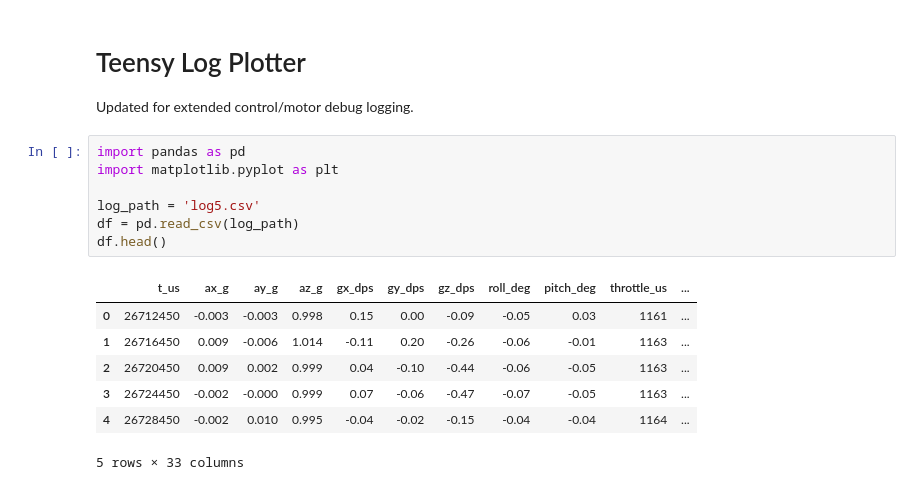
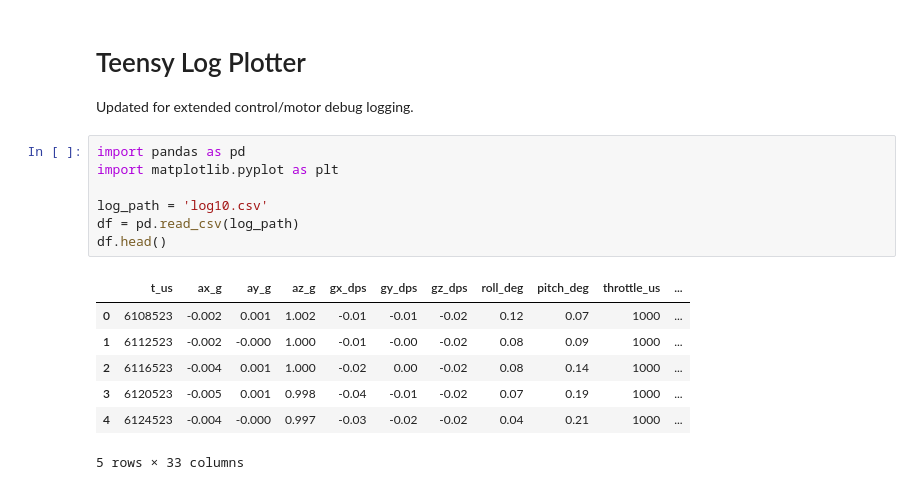
Before and after one commit to BUsatov/TeensyPilot, a Jupyter notebook: log_plot.ipynb, the cells around one changed output. Drawn from its saved outputs; the diff is of its cells as text.

```diff
--- a/log_plot.ipynb
+++ b/log_plot.ipynb
@@ -4,17 +4,17 @@ Updated for extended control/motor debug logging.
 # %%
 import pandas as pd
 import matplotlib.pyplot as plt
 
-log_path = 'log5.csv'
+log_path = 'log10.csv'
 df = pd.read_csv(log_path)
 df.head()
 # %% [output]
 |  | t_us | ax_g | ay_g | az_g | gx_dps | gy_dps | gz_dps | roll_deg | pitch_deg | throttle_us | ... |
-| 0 | 26712450 | -0.003 | -0.003 | 0.998 | 0.15 | 0.00 | -0.09 | -0.05 | 0.03 | 1161 | ... |
-| 1 | 26716450 | 0.009 | -0.006 | 1.014 | -0.11 | 0.20 | -0.26 | -0.06 | -0.01 | 1163 | ... |
-| 2 | 26720450 | 0.009 | 0.002 | 0.999 | 0.04 | -0.10 | -0.44 | -0.06 | -0.05 | 1163 | ... |
-| 3 | 26724450 | -0.002 | -0.000 | 0.999 | 0.07 | -0.06 | -0.47 | -0.07 | -0.05 | 1163 | ... |
-| 4 | 26728450 | -0.002 | 0.010 | 0.995 | -0.04 | -0.02 | -0.15 | -0.04 | -0.04 | 1164 | ... |
+| 0 | 6108523 | -0.002 | 0.001 | 1.002 | -0.01 | -0.01 | -0.02 | 0.12 | 0.07 | 1000 | ... |
+| 1 | 6112523 | -0.002 | -0.000 | 1.000 | -0.01 | -0.00 | -0.02 | 0.08 | 0.09 | 1000 | ... |
+| 2 | 6116523 | -0.004 | 0.001 | 1.000 | -0.02 | 0.00 | -0.02 | 0.08 | 0.14 | 1000 | ... |
+| 3 | 6120523 | -0.005 | 0.001 | 0.998 | -0.04 | -0.01 | -0.02 | 0.07 | 0.19 | 1000 | ... |
+| 4 | 6124523 | -0.004 | -0.000 | 0.997 | -0.03 | -0.02 | -0.02 | 0.04 | 0.21 | 1000 | ... |
 5 rows × 33 columns
 # %%
 t = (df['t_us'] - df['t_us'].iloc[0]) / 1e6
```
Also changed, not shown: parts of 5 cells of this notebook, 16 other files.
